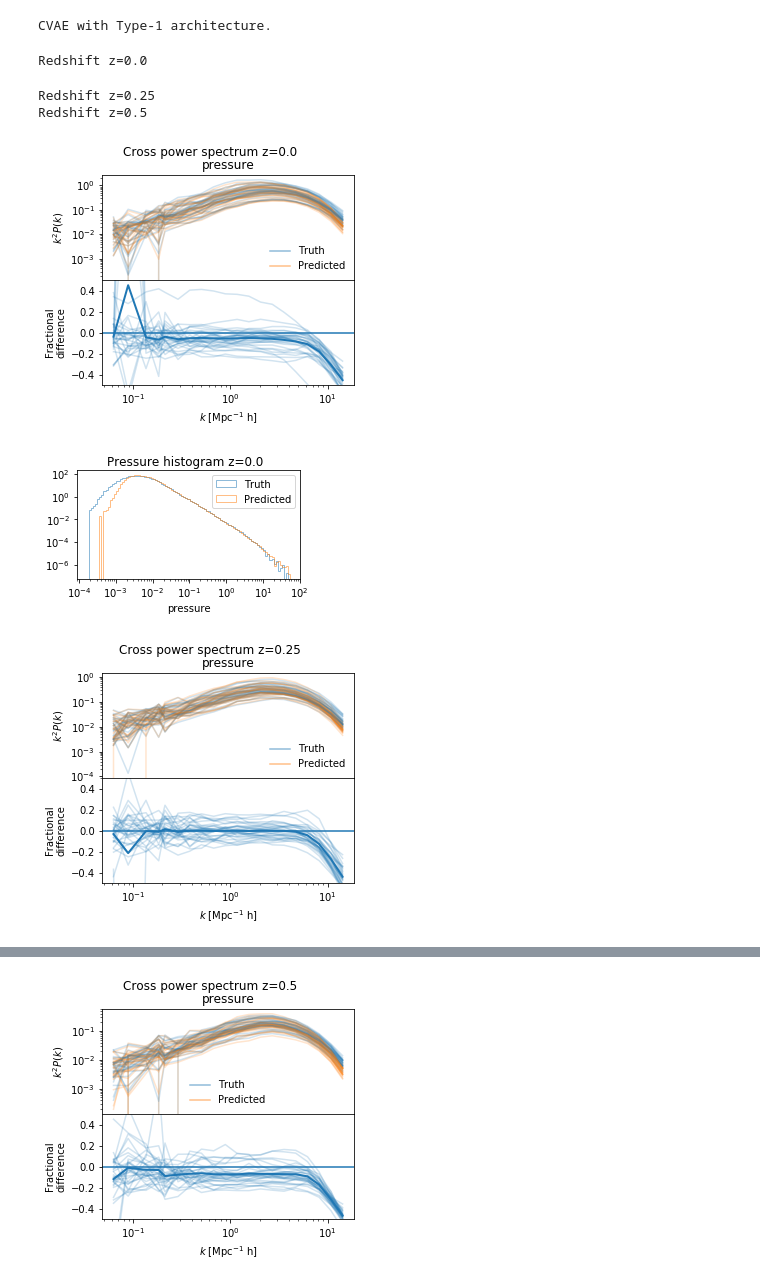
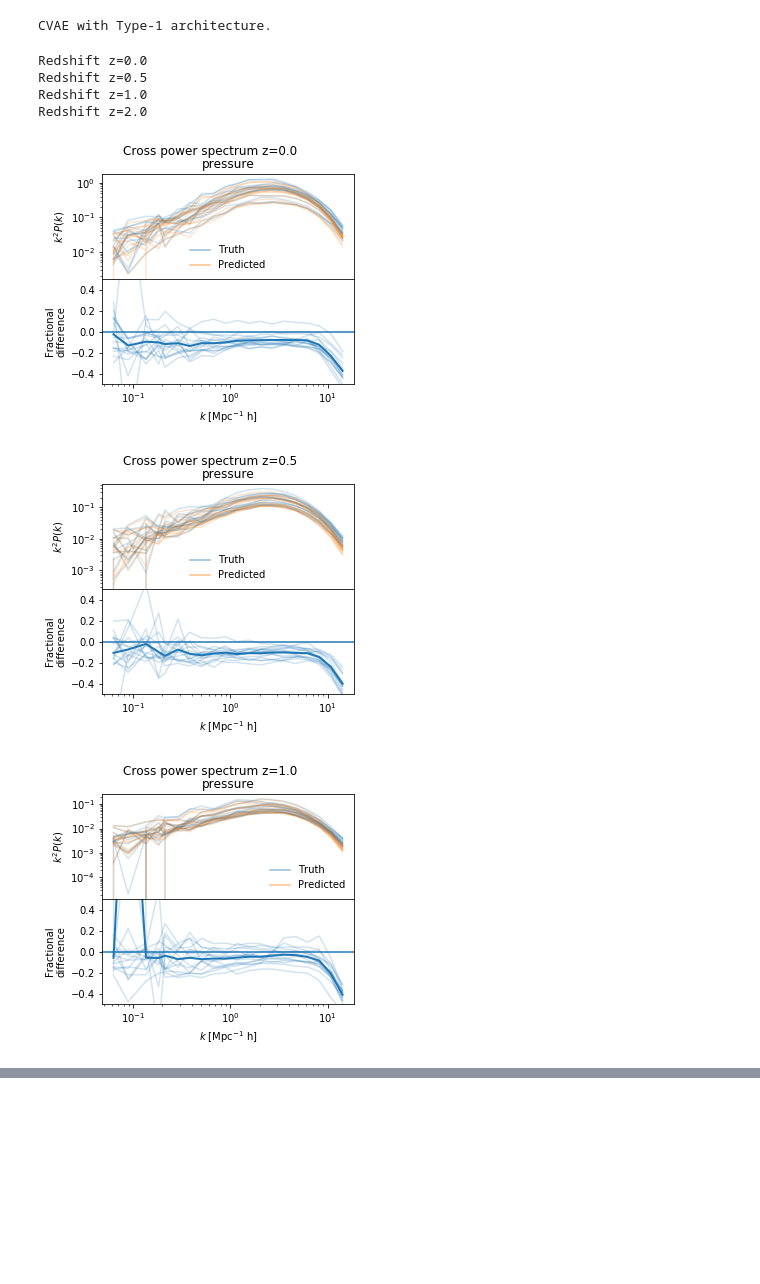
Before and after one commit to tilmantroester/baryon_painter, a Jupyter notebook: notebooks/validation_plots.ipynb, the cells around one changed output, grey strips where cells are left out. Cells and saved outputs as stored; diff of their text form; code cells hidden in the pictures; blank space fills up the shorter version.

```diff
--- a/notebooks/validation_plots.ipynb
+++ b/notebooks/validation_plots.ipynb
@@ -13,11 +13,11 @@ import baryon_painter.utils.datasets as datasets
 import baryon_painter.painter
 import baryon_painter.utils.validation_plotting as validation_plotting
 # %%
-machine = "arrakis"
+machine = "laptop"
 
 if machine == "laptop":
-    data_path = "../data/training_data/BAHAMAS/stacks_uncompressed/"
-    output_path = "../output/"
+    data_path = "../data/training_data/BAHAMAS/stacks_uncompressed_new/"
+    output_path = "../data/checkpoints/"
     compute_device = "cpu"
 
 elif machine == "arrakis":
@@ -45,7 +45,7 @@ validation_dataset = datasets.BAHAMASDataset(files=training_files_info, root_pat
                                              scale_to_SLICS=True,
                                             )
 # %%
-run_name = "single_scale_max_z2_no_z0.25_log_shift_softmax_lr1e-3"
+run_name = "single_scale_max_z2_log_shift_softmax_lr1e-3"
 
 painter = baryon_painter.painter.CVAEPainter((os.path.join(output_path, run_name, "model_state"),
                                               os.path.join(output_path, run_name, "model_meta")),
@@ -53,8 +53,8 @@ painter = baryon_painter.painter.CVAEPainter((os.path.join(output_path, run_name
 # %% [output]
 CVAE with Type-1 architecture.
 # %%
-n_sample = 32
-validation_redshifts = [0.0, 0.25, 0.5]
+n_sample = 16
+validation_redshifts = [0.0, 0.5, 1.0, 2.0,]
 
 for z in validation_redshifts:
     print(f"Redshift z={z}")
@@ -73,43 +73,44 @@ for z in validation_redshifts:
         pressure_fake.append(out)
 
 
     dm = np.array(dm)
     pressure_truth = np.array(pressure_truth)
     pressure_fake = np.array(pressure_fake)
 
 #     fig, ax = validation_plotting.plot_power_spectra(output_true=pressure_truth[:,None,...],
 #                                                            input=dm[:,None,...],
 #                                                            output_pred=pressure_fake[:,None,...],
 #                                                            L=validation_dataset.tile_L,
 #                                                            output_labels=validation_dataset.label_fields,
 #                                                            mode="auto",
 #                                                            n_feature_per_field=validation_dataset.n_feature_per_field,
 #                                                            plot_size=(5,2))
 #     fig.suptitle(f"Auto power spectrum z={z}")
 
     fig, ax = validation_plotting.plot_power_spectra(output_true=pressure_truth[:,None,...],
                                                            input=dm[:,None,...],
                                                            output_pred=pressure_fake[:,None,...],
                                                            L=validation_dataset.tile_L,
                                                            output_labels=validation_dataset.label_fields,
                                                            mode="cross",
                                                            n_feature_per_field=validation_dataset.n_feature_per_field,
                                                            plot_size=(5,2))
 
     fig.suptitle(f"Cross power spectrum z={z if z is not None else 'all'}")
 
-    fig, ax = validation_plotting.plot_histogram(output_true=pressure_truth[:,None,...],
-                                                 output_pred=pressure_fake[:,None,...],
-                                                 n_sample=4,
-                                                 labels=validation_dataset.label_fields,
-                                                 plot_size=(4,2),
-                                                 y_logscale=True, x_logscale=True,
-                                                 histtype="step")
-    fig.suptitle(f"Pressure histogram z={z if z is not None else 'all'}")
+#     fig, ax = validation_plotting.plot_histogram(output_true=pressure_truth[:,None,...],
+#                                                  output_pred=pressure_fake[:,None,...],
+#                                                  n_sample=4,
+#                                                  labels=validation_dataset.label_fields,
+#                                                  plot_size=(4,2),
+#                                                  y_logscale=True, x_logscale=True,
+#                                                  histtype="step")
+#     fig.suptitle(f"Pressure histogram z={z if z is not None else 'all'}")
 # %% [output]
 Redshift z=0.0
+Redshift z=0.5
+Redshift z=1.0
+Redshift z=2.0
-Redshift z=0.25
-Redshift z=0.5
-[figure, old version]
+[figure, new version]
-[figure, old version]
+[figure, new version]
-[figure, old version]
+[figure, new version]
@@ -117 +117,0 @@ Redshift z=0.5
-[figure, removed]
```
Also changed, not shown: parts of 10 cells of this notebook, 1 other file.
